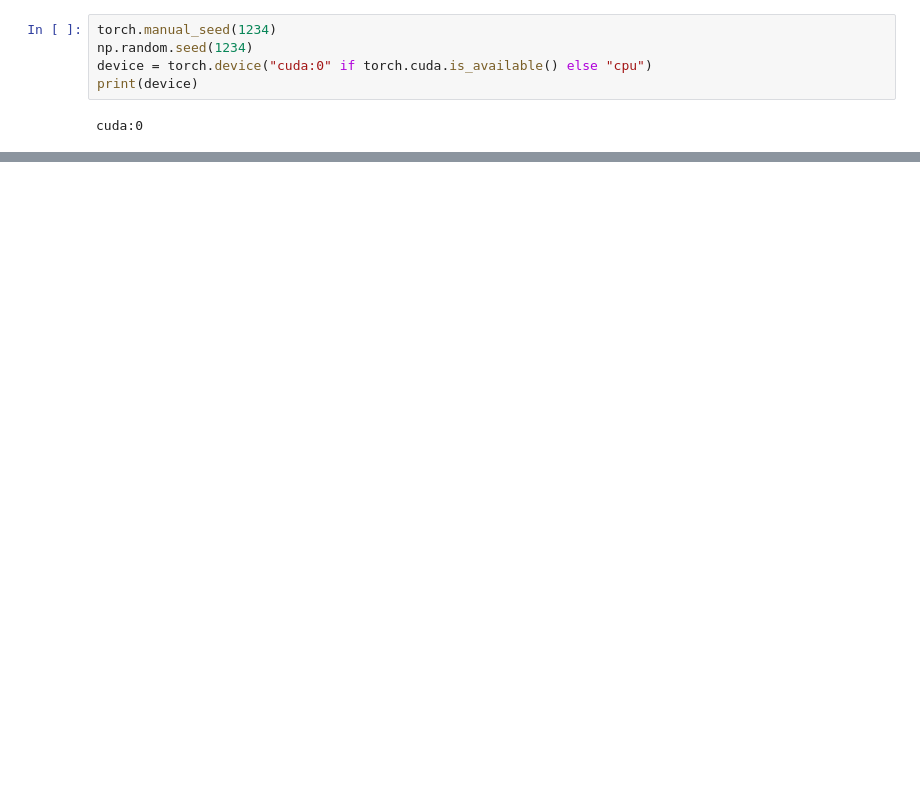
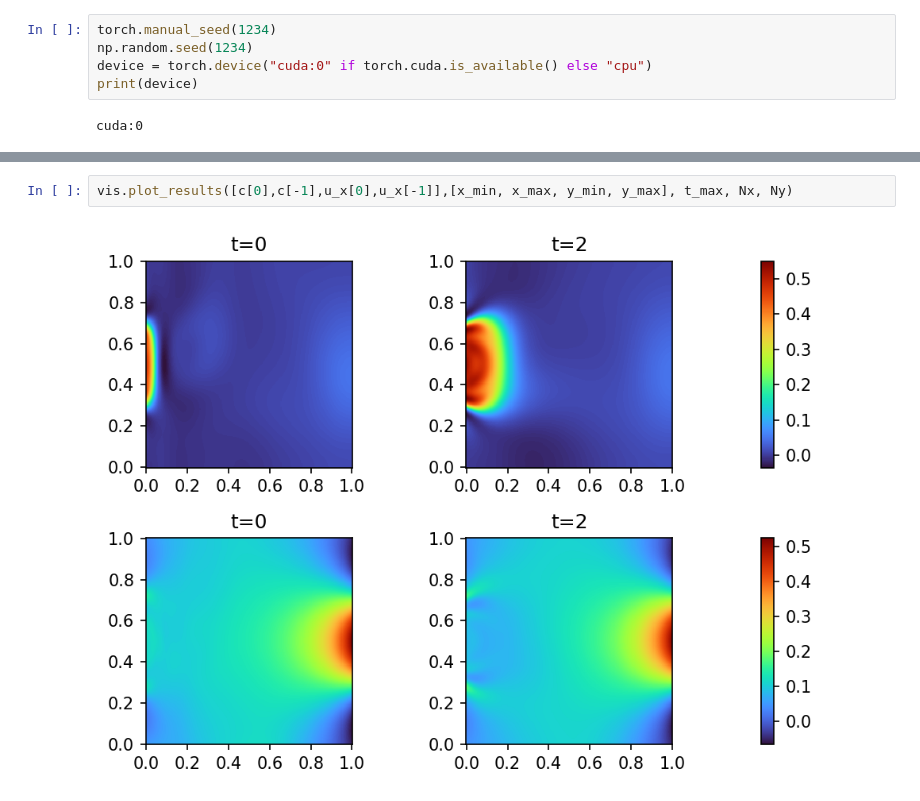
Before and after one commit to Kusok0vody/PyTorch_PiNN_for_Poisson_convection_equations_system, a Jupyter notebook: test.ipynb, the cells around one changed output, grey strips where cells are left out. Drawn from its saved outputs; the diff is of its cells as text; blank space fills up the shorter version.

```diff
--- a/test.ipynb
+++ b/test.ipynb
@@ -134,0 +126,4 @@ outputs = vis.plot_results(x_min, x_max, y_min, y_max, t_max, net, Nx, Ny)#,clim
+# %%
+vis.plot_results([c[0],c[-1],u_x[0],u_x[-1]],[x_min, x_max, y_min, y_max], t_max, Nx, Ny)
+# %% [output]
+[figure, added]
```
Also changed, not shown: parts of 14 cells of this notebook, 10 other files.
